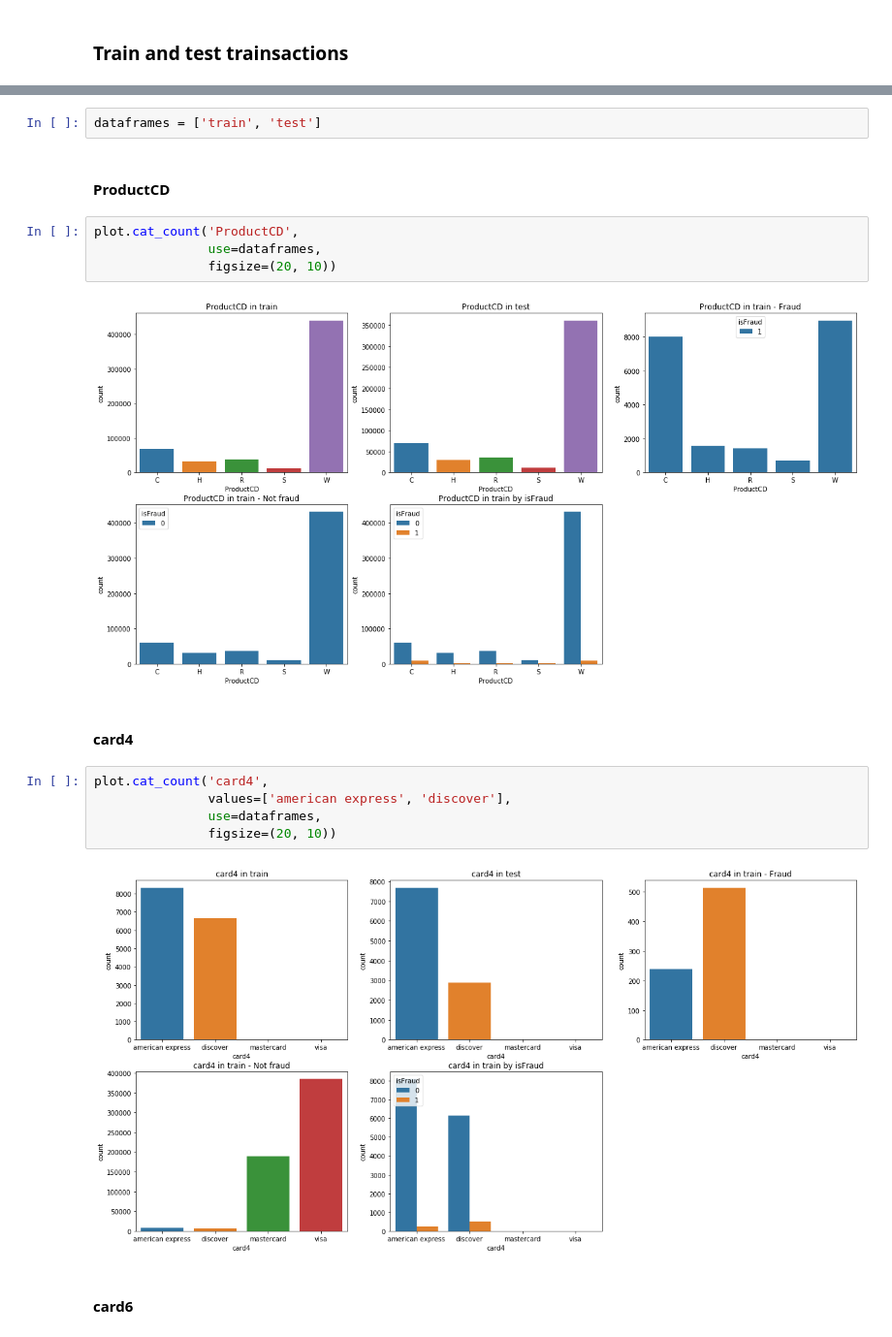
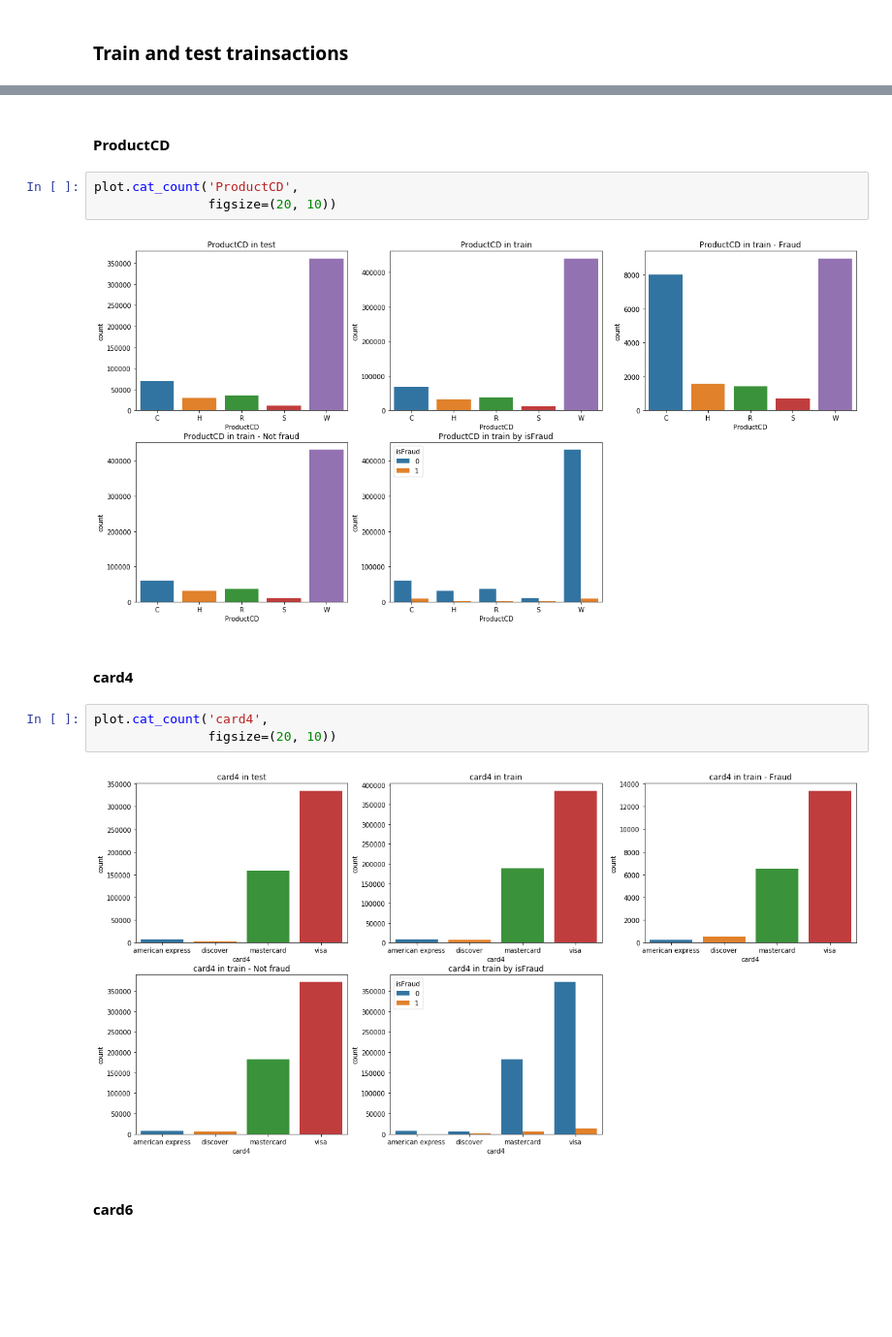
Before and after one commit to Antiguru11/ieee-fraud-detection-competition, a Jupyter notebook: src/eda.ipynb, the cells around one changed output, grey strips where cells are left out. Shown at 97% size. Saved outputs shown, nothing was run; the diff lists cells and outputs as text; blank space fills up the shorter version.

```diff
--- a/src/eda.ipynb
+++ b/src/eda.ipynb
@@ -53,22 +55,17 @@ rep.test_transaction.shape
-# %%
-dataframes = ['train', 'test']
 # %% [markdown]
 #### __ProductCD__
 # %%
 plot.cat_count('ProductCD',
-               use=dataframes,
                figsize=(20, 10))
 # %% [output]
-[figure, old version]
+[figure, new version]
 # %% [markdown]
 #### __card4__
 # %%
 plot.cat_count('card4',
-               values=['american express', 'discover'],
-               use=dataframes,
                figsize=(20, 10))
 # %% [output]
-[figure, old version]
+[figure, new version]
 # %% [markdown]
 #### __card6__
 # %%
```
Also changed, not shown: parts of 8 cells of this notebook, 6 other files.
